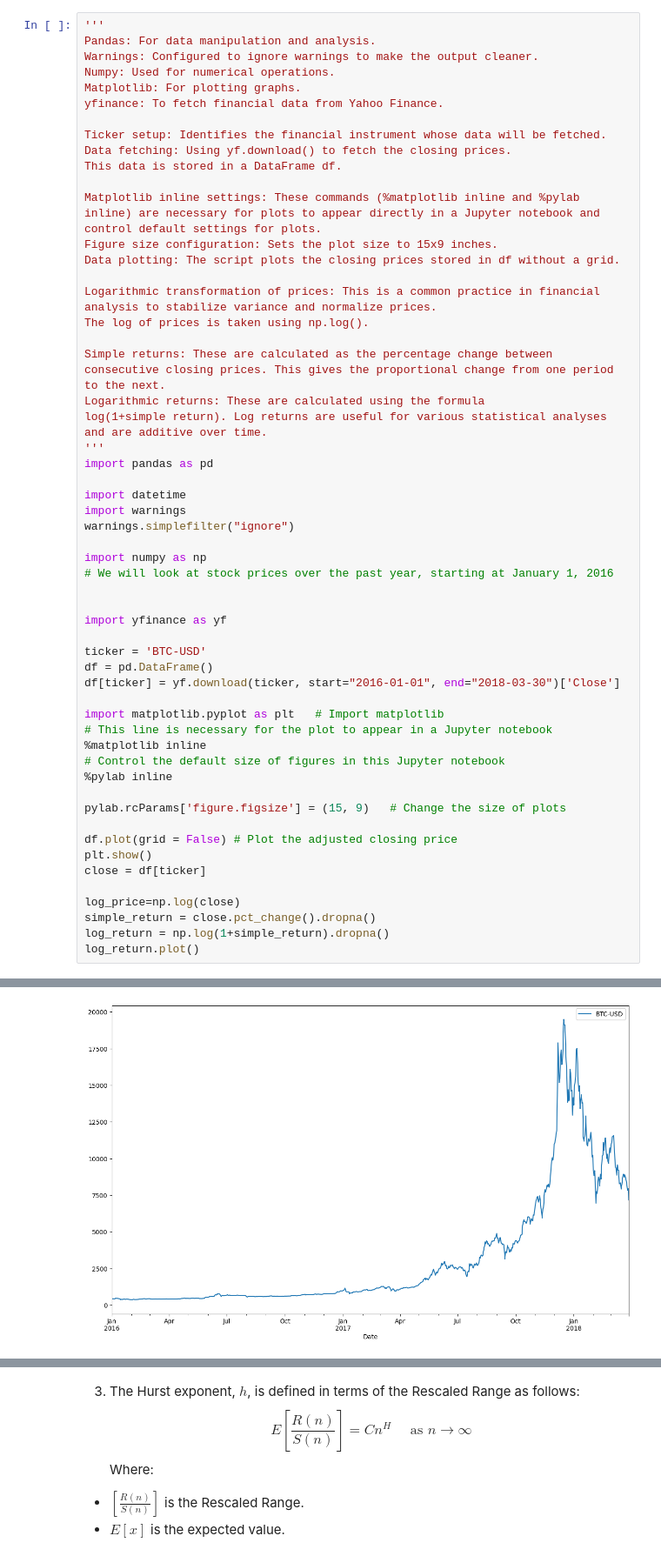
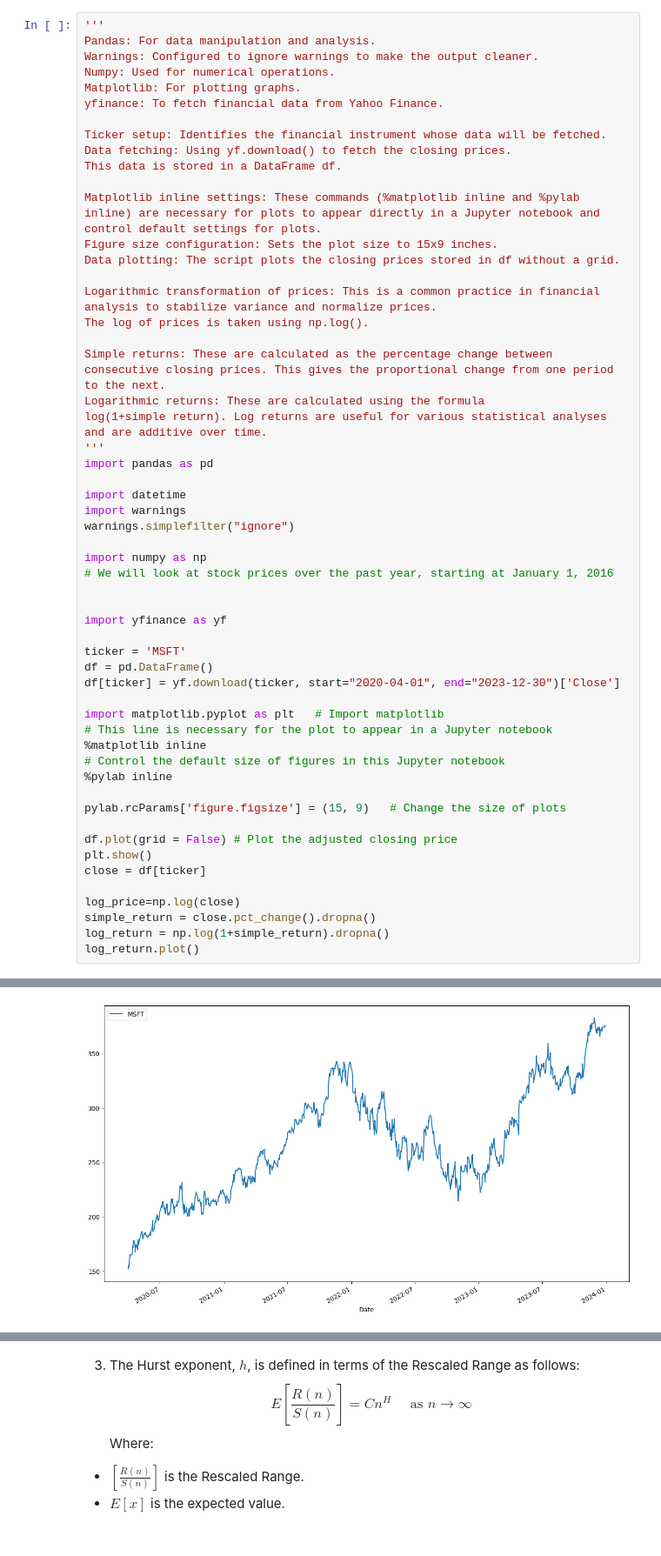
Before and after one commit to danpele/Stat_fin_markets, a Jupyter notebook: SFM_Hurst/Estimate_Hurst.ipynb, the cells around one changed output, grey strips where cells are left out. Shown: that part at 87% size. Drawn from its saved outputs; the diff is of its cells as text.

```diff
--- a/SFM_Hurst/Estimate_Hurst.ipynb
+++ b/SFM_Hurst/Estimate_Hurst.ipynb
@@ -27,34 +27,34 @@ import datetime
 import warnings
 warnings.simplefilter("ignore")
 
 import numpy as np
 # We will look at stock prices over the past year, starting at January 1, 2016
 
 
 import yfinance as yf
 
-ticker = 'BTC-USD'
+ticker = 'MSFT'
 df = pd.DataFrame()
-df[ticker] = yf.download(ticker, start="2016-01-01", end="2018-03-30")['Close']
+df[ticker] = yf.download(ticker, start="2020-04-01", end="2023-12-30")['Close']
 
 import matplotlib.pyplot as plt   # Import matplotlib
 # This line is necessary for the plot to appear in a Jupyter notebook
 %matplotlib inline
 # Control the default size of figures in this Jupyter notebook
 %pylab inline
 
 pylab.rcParams['figure.figsize'] = (15, 9)   # Change the size of plots
 
 df.plot(grid = False) # Plot the adjusted closing price
 plt.show()
 close = df[ticker]
 
 log_price=np.log(close)
 simple_return = close.pct_change().dropna()
 log_return = np.log(1+simple_return).dropna()
 log_return.plot()
 # %% [output]
 [*********************100%%**********************]  1 of 1 completed
 Populating the interactive namespace from numpy and matplotlib
-[figure, old version]
+[figure, new version]
 <Axes: xlabel='Date'>
```
Also changed, not shown: parts of 12 cells of this notebook.
